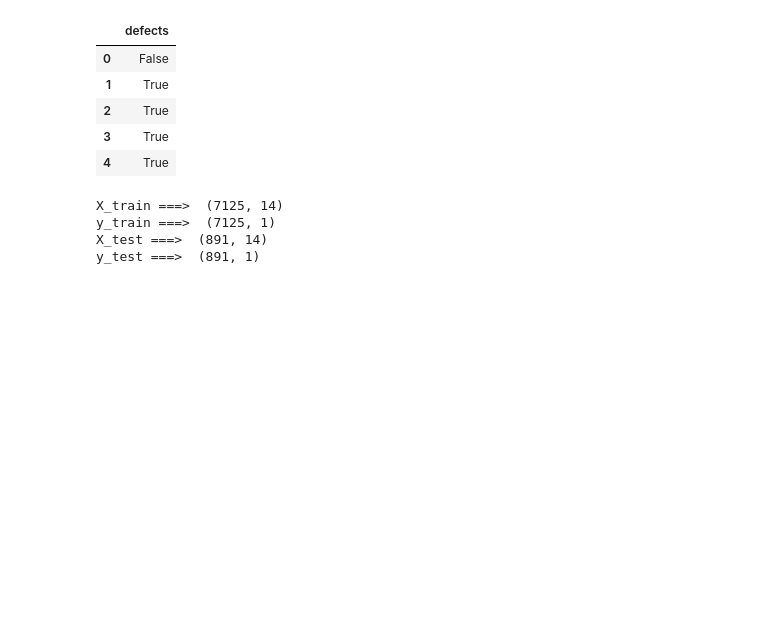
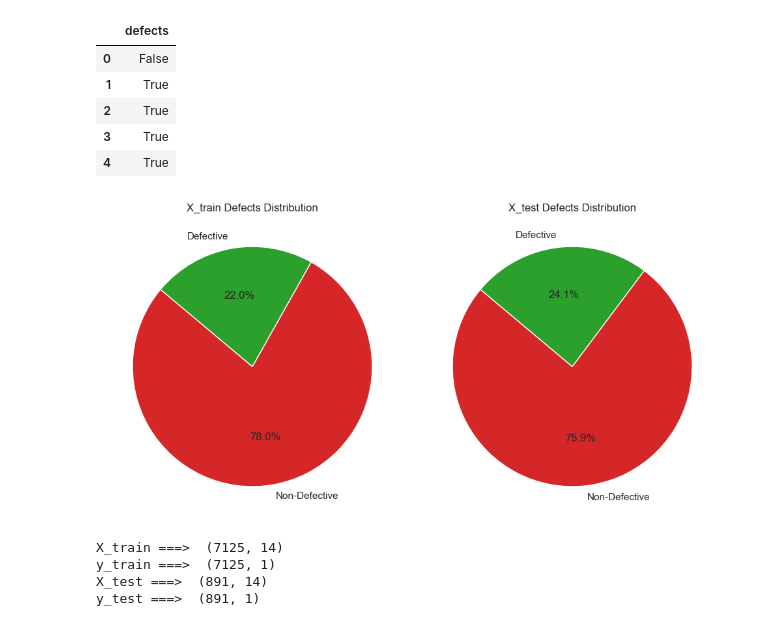
Before and after one commit to khalilurrrahmanridoykhan/artificial-intelligence, a Jupyter notebook: Project/code.ipynb, the cells around one changed output. Drawn from its saved outputs; the diff is of its cells as text; code cells hidden in the pictures; blank space fills up the shorter version.

Commit message:
pai chart

```diff
--- a/Project/code.ipynb
+++ b/Project/code.ipynb
@@ -349,6 +349,30 @@ train_size=0.8
 test_size=0.5
 X_train, X_bal, y_train, y_bal = train_test_split(X, y, train_size=0.8)
 X_val, X_test, y_val, y_test = train_test_split(X_bal, y_bal, test_size=0.5)
+# %%
+# Pie chart for X_train
+train_counts = y_train['defects'].value_counts()
+train_labels = ['Non-Defective', 'Defective']
+train_sizes = [train_counts[False], train_counts[True]]
+
+mpl.figure(figsize=(10, 5))
+mpl.subplot(1, 2, 1)
+mpl.pie(train_sizes, labels=train_labels, autopct='%1.1f%%', colors=colors, startangle=140)
+mpl.title('X_train Defects Distribution')
+
+# Pie chart for X_test
+test_counts = y_test['defects'].value_counts()
+test_labels = ['Non-Defective', 'Defective']
+test_sizes = [test_counts[False], test_counts[True]]
+
+mpl.subplot(1, 2, 2)
+mpl.pie(test_sizes, labels=test_labels, autopct='%1.1f%%', colors=colors, startangle=140)
+mpl.title('X_test Defects Distribution')
+
+mpl.tight_layout()
+mpl.show()
+# %% [output]
+[figure, added]
 # %%
 print("X_train ===> ",X_train.shape)
 print("y_train ===> ",y_train.shape)
```
Also changed, not shown: parts of 7 cells of this notebook.
